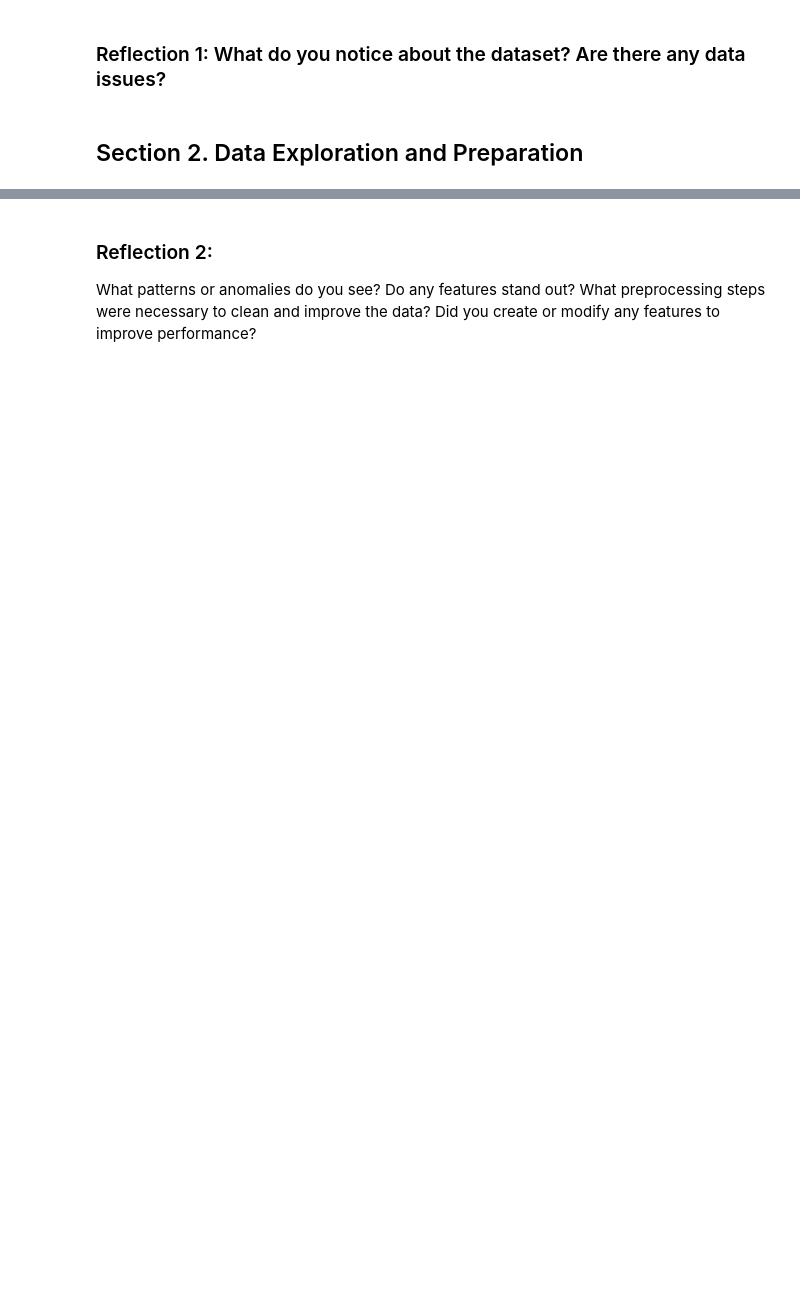
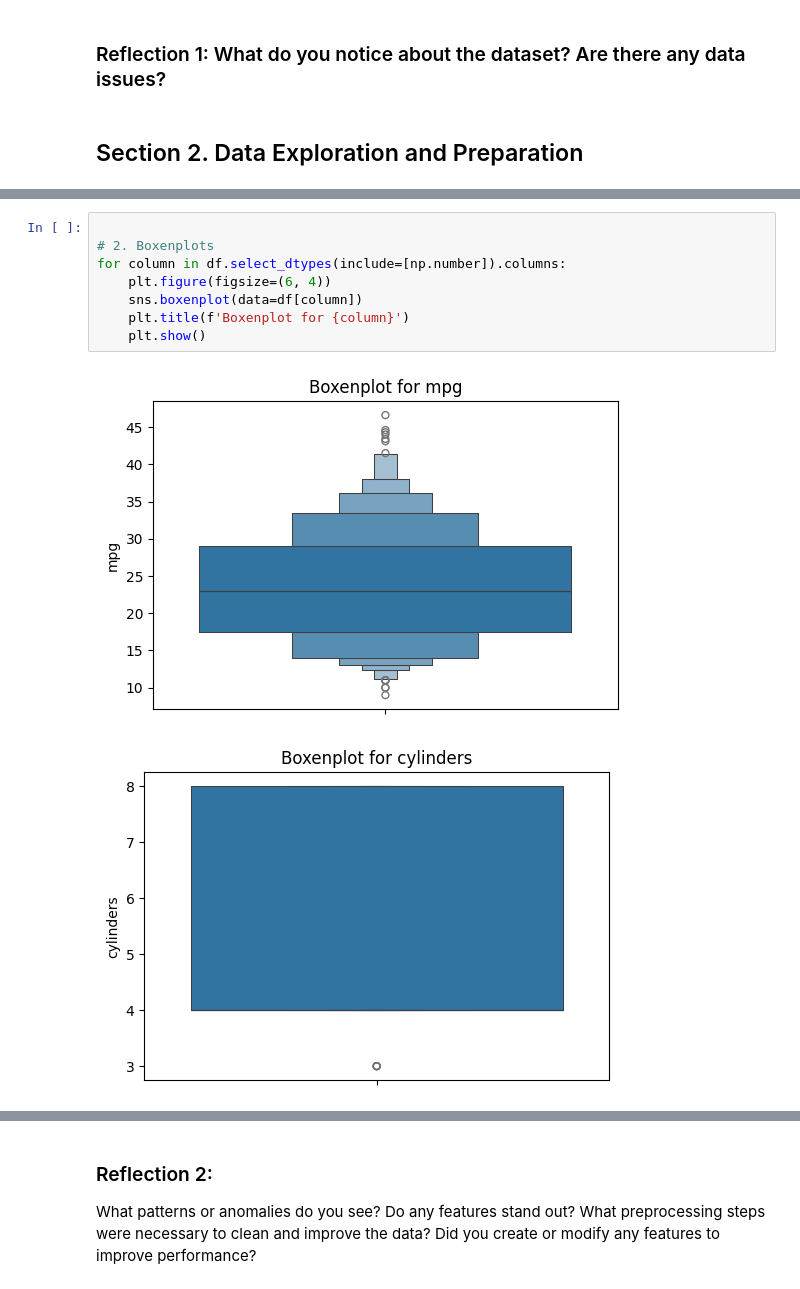
Before and after one commit to dfintel25/ml_regression_Fintel, a Jupyter notebook: lab04/regression_fintel.ipynb, the cells around one changed output, grey strips where cells are left out. Drawn from its saved outputs; the diff is of its cells as text; blank space fills up the shorter version.

```diff
--- a/lab04/regression_fintel.ipynb
+++ b/lab04/regression_fintel.ipynb
@@ -147,0 +118,11 @@ For example, when doing 'df[col].method(value, inplace=True)', try using 'df.met
+# %%
+
+# 2. Boxenplots
+for column in df.select_dtypes(include=[np.number]).columns:
+    plt.figure(figsize=(6, 4))
+    sns.boxenplot(data=df[column])
+    plt.title(f'Boxenplot for {column}')
+    plt.show()
+# %% [output]
+[figure, added]
+[figure, added]
```
Also changed, not shown: parts of 48 cells of this notebook, 2 other files.
